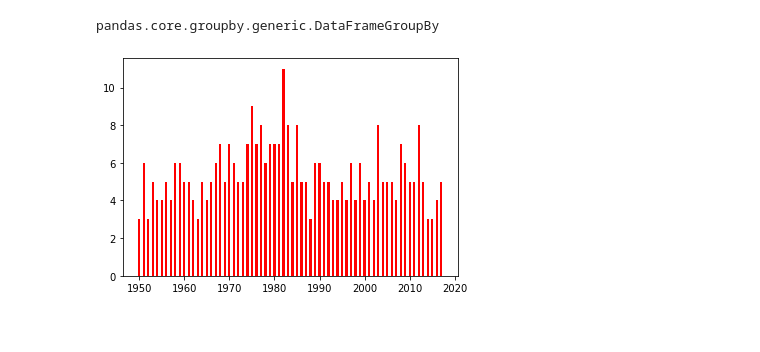
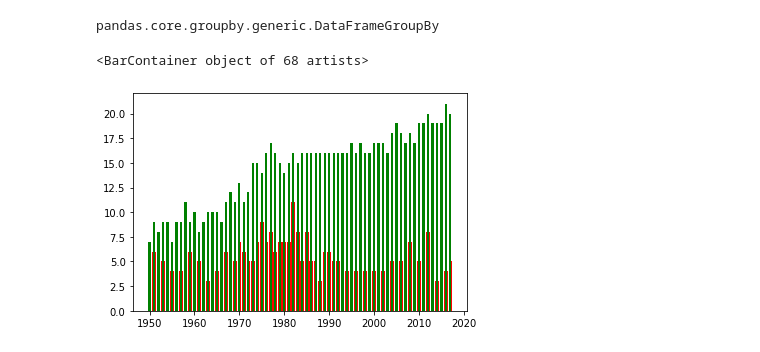
Before and after one commit to FinancialRADDeveloper/F1DataScience, a Jupyter notebook: Seasons.ipynb, the cells around one changed output. Cells and saved outputs as stored; diff of their text form; code cells hidden in the pictures.

Commit message:
Further work learning pandas through F1 data exploration.  Created a specific Notebook just for the Drivers data an will follow suit soon with the Circuits etc

```diff
--- a/Seasons.ipynb
+++ b/Seasons.ipynb
@@ -66,15 +65,33 @@ import matplotlib.pyplot as plt
 def get_winners_per_season(wins_df):
 
     seasons = wins_df['year'].unique()
-    winners_per_dict = {}
+    winners_for_season = {}
 
     for season in seasons:
         # TODO: This looks ripe for a crack at some dictionary comprehension
-        winners_for_season = wins_df.loc[wins_df['year'] == season]['driverId'].unique()
-        winners_per_dict[season] = len(list(winners_for_season))
+        winners_per_season = wins_df.loc[wins_df['year'] == season]['driverId'].unique()
+        winners_for_season[season] = len(list(winners_per_season))
 
-    plt.bar(winners_per_dict.keys(), winners_per_dict.values(), width=0.5, color='red')
+    return winners_for_season
+
+
+def get_races_per_season(wins_df):
+
+    seasons = wins_df['year'].unique()
+    races_per_season_dict = {}
+
+    for season in seasons:
+        races_per_season_dict[season] = wins_df.loc[wins_df['year'] == season]['raceId'].count()
+
+    return races_per_season_dict
-# %%
-get_winners_per_season(wins)
-# %% [output]
-[figure, removed]
+# %%
+winners_per_season_dict = get_winners_per_season(wins)
+races_per_season_dict = get_races_per_season(wins)
+
+# display(winners_per_season_dict)
+
+plt.bar(winners_per_season_dict.keys(), winners_per_season_dict.values(), width=0.8, color='red')
+plt.bar(races_per_season_dict.keys(), races_per_season_dict.values(), width=0.5, color='green')
+# %% [output]
+<BarContainer object of 68 artists>
+[figure, added]
```
Also changed, not shown: parts of 3 cells of this notebook, 3 other files.
